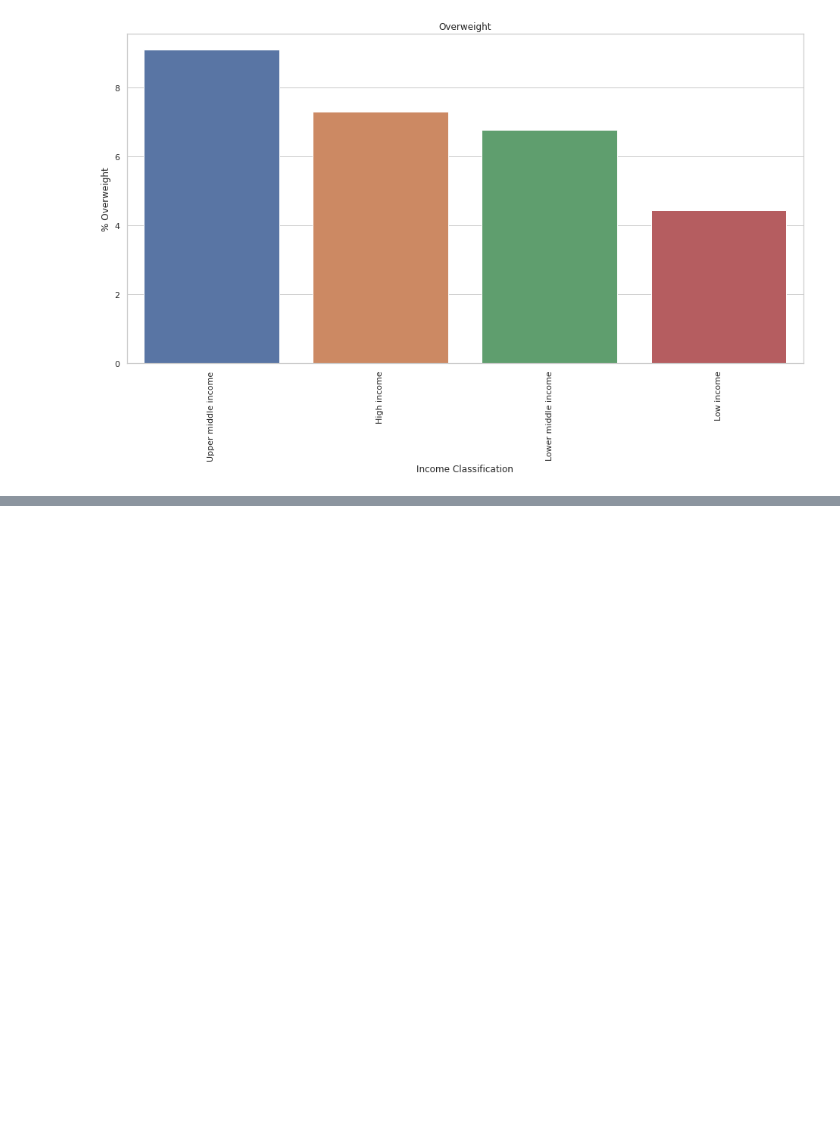
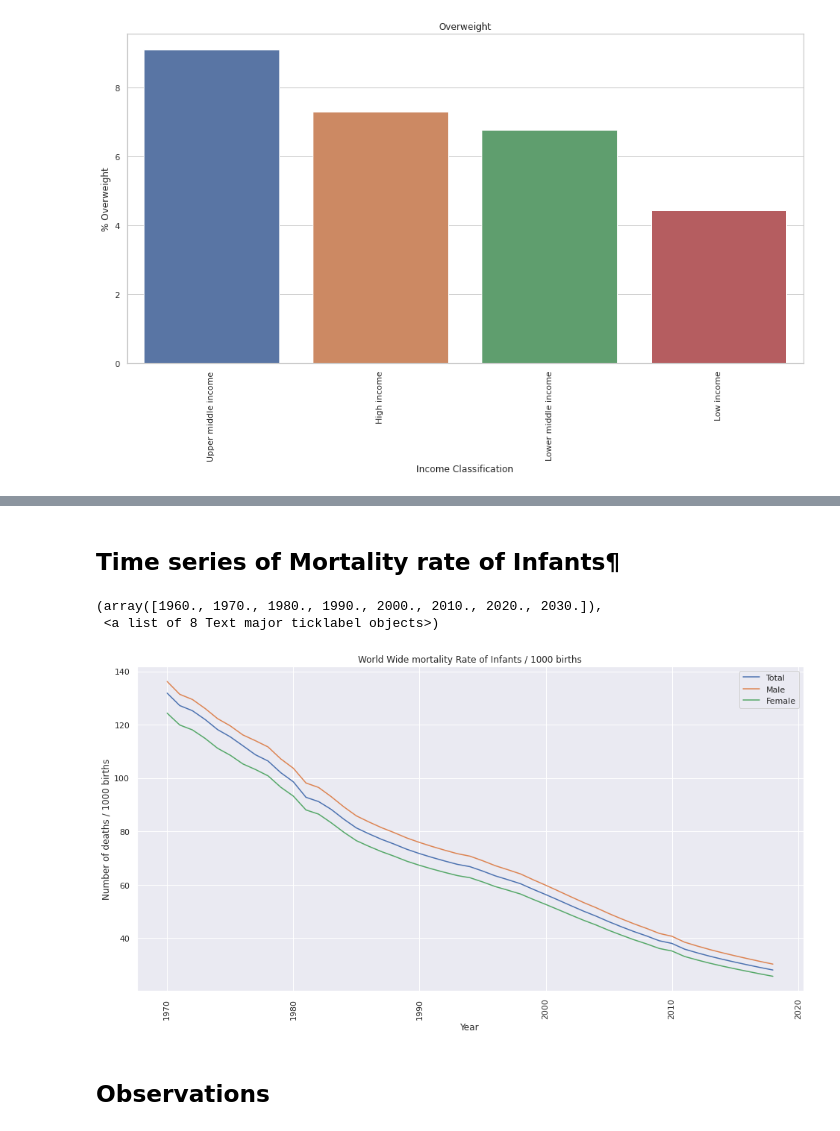
Before and after one commit to Ankit-sharma-hp/Child_malnutrition-data_analysis, a Jupyter notebook: Child_malnutrition_data_analysis_python_file_.ipynb, the cells around one changed output, grey strips where cells are left out. Cells and saved outputs as stored; diff of their text form; code cells hidden in the pictures; blank space fills up the shorter version.

```diff
--- a/Child_malnutrition_data_analysis_python_file_.ipynb
+++ b/Child_malnutrition_data_analysis_python_file_.ipynb
@@ -449,0 +393,20 @@ While we get access to everything, there are many children who cannot even affor
+# %% [markdown]
+## Time series of Mortality rate of Infants¶
+# %%
+plt.figure(figsize=(16, 8))
+sns.set(style="darkgrid")
+cols = ["Total","Male","Female"]
+for col in cols:
+    x = df_world_mort[df_world_mort["Sex"] == col].groupby("Year")["value"].mean()
+    ax = sns.lineplot(x.index, x, label=col)
+ax.set_title('World Wide mortality Rate of Infants / 1000 births')
+ax.set_ylabel('Number of deaths / 1000 births')
+ax.set_xlabel('Year')
+ax.legend()
+plt.xticks(rotation = 90)
+# %% [output]
+(array([1960., 1970., 1980., 1990., 2000., 2010., 2020., 2030.]),
+ <a list of 8 Text major ticklabel objects>)
+[figure, added]
+# %% [markdown]
+## Observations
```
Also changed, not shown: parts of 19 cells of this notebook.
